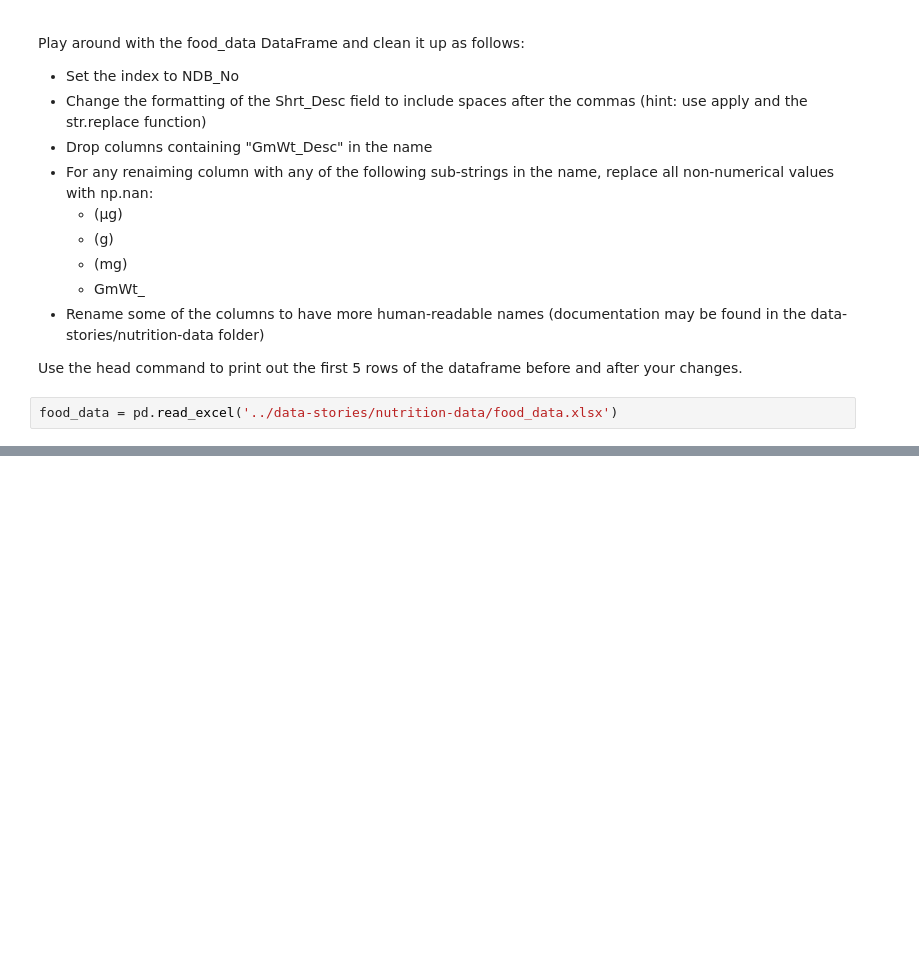
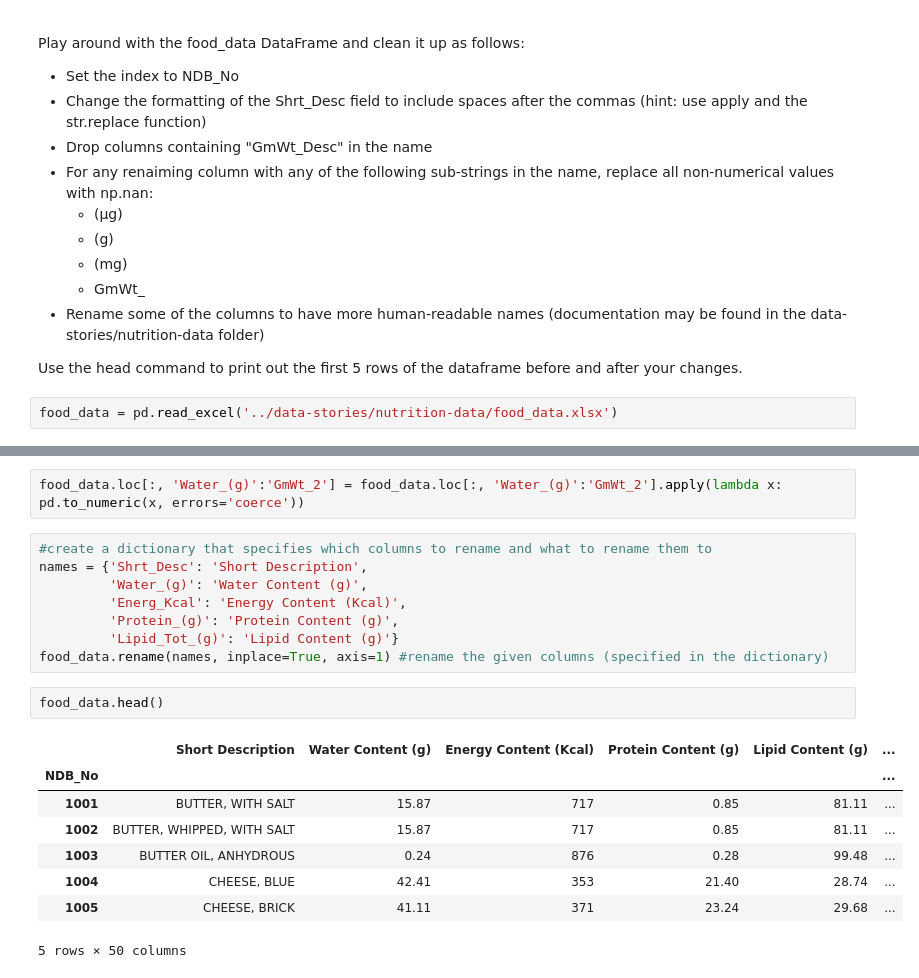
Before and after one commit to ContextLab/storytelling-with-data, a Jupyter notebook: slides/data_wrangling_with_pandas.ipynb, the cells around one changed output, grey strips where cells are left out. Drawn from its saved outputs; the diff is of its cells as text; blank space fills up the shorter version.

```diff
--- a/slides/data_wrangling_with_pandas.ipynb
+++ b/slides/data_wrangling_with_pandas.ipynb
@@ -122,0 +165,21 @@ food_data = pd.read_excel('../data-stories/nutrition-data/food_data.xlsx')
+# %%
+food_data.loc[:, 'Water_(g)':'GmWt_2'] = food_data.loc[:, 'Water_(g)':'GmWt_2'].apply(lambda x: pd.to_numeric(x, errors='coerce'))
+# %%
+#create a dictionary that specifies which columns to rename and what to rename them to
+names = {'Shrt_Desc': 'Short Description',
+         'Water_(g)': 'Water Content (g)',
+         'Energ_Kcal': 'Energy Content (Kcal)',
+         'Protein_(g)': 'Protein Content (g)',
+         'Lipid_Tot_(g)': 'Lipid Content (g)'}
+food_data.rename(names, inplace=True, axis=1) #rename the given columns (specified in the dictionary)
+# %%
+food_data.head()
+# %% [output]
+|  | Short Description | Water Content (g) | Energy Content (Kcal) | Protein Content (g) | Lipid Content (g) | ... |
+| NDB_No |  |  |  |  |  | ... |
+| 1001 | BUTTER, WITH SALT | 15.87 | 717 | 0.85 | 81.11 | ... |
+| 1002 | BUTTER, WHIPPED, WITH SALT | 15.87 | 717 | 0.85 | 81.11 | ... |
+| 1003 | BUTTER OIL, ANHYDROUS | 0.24 | 876 | 0.28 | 99.48 | ... |
+| 1004 | CHEESE, BLUE | 42.41 | 353 | 21.40 | 28.74 | ... |
+| 1005 | CHEESE, BRICK | 41.11 | 371 | 23.24 | 29.68 | ... |
+5 rows × 50 columns
```
Also changed, not shown: parts of 7 cells of this notebook, 1 other file.
